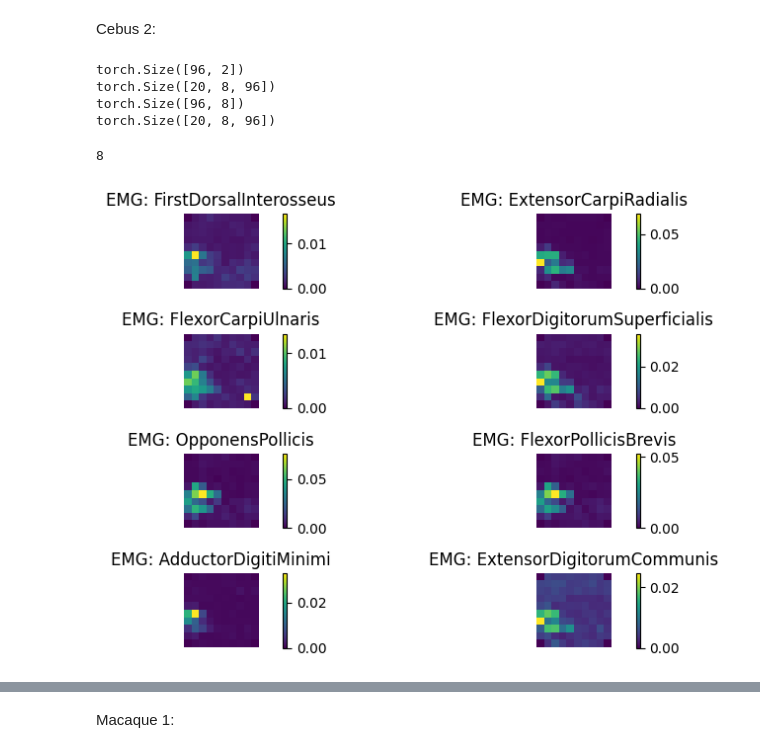
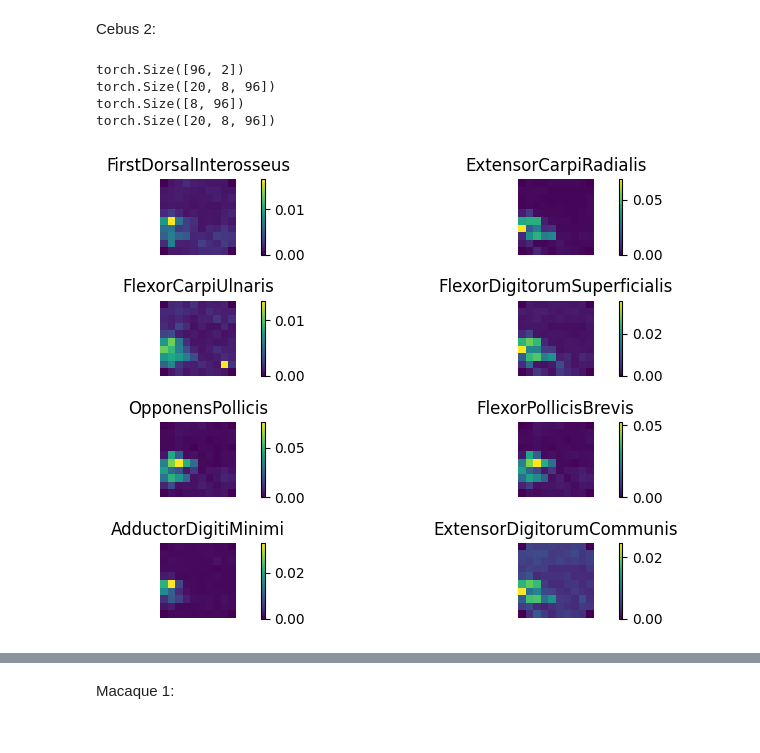
Before and after one commit to MoutetMaxime/mpbo, a Jupyter notebook: Experiment_neurostimulation.ipynb, the cells around one changed output, grey strips where cells are left out. Drawn from its saved outputs; the diff is of its cells as text; code cells hidden in the pictures.

```diff
--- a/Experiment_neurostimulation.ipynb
+++ b/Experiment_neurostimulation.ipynb
@@ -84,22 +85,32 @@ Display Ground Truth:
 # %%
 im = np.zeros((10, 10))
 
-n_cols, n_rows = 3, 2
+n_cols, n_rows = 2, 3
 
+import matplotlib
+
+font = {"weight": "normal", "size": 12}
+matplotlib.rc("font", **{"family": "serif", "serif": ["Times New Roman"]})
+matplotlib.rc("text", usetex=True)
 fig, axs = plt.subplots(n_cols, n_rows, figsize=(9, 5))
 # Remplissage de chaque carte avec les valeurs de response correspondantes
 for i, ax in enumerate(axs.flat):
     im.fill(0)  # Remise à zéro de la carte pour chaque sous-plot
+    valid_respMean[i] = (valid_respMean[i] - valid_respMean[i].min()) / (
+        valid_respMean[i].max() - valid_respMean[i].min()
+    )
     for j in range(len(ch2xy)):
         x, y = ch2xy[j]
         im[int(x), int(y)] = valid_respMean[i, j]
 
     image = ax.imshow(im, cmap="viridis", interpolation="nearest")
-    ax.set_title("EMG: {}".format(emgs[i]))
+    ax.set_title("{}".format(emgs[i][0]))
     cbar = fig.colorbar(image, ax=ax)
     ax.axis("off")
 
 
 plt.tight_layout()
-plt.show()
+# plt.show()
+
+plt.savefig("cebus1.pdf", bbox_inches="tight")
 # %% [output]
@@ -223,9 +226,10 @@ for chan in range(response.shape[2]):
         all_valid_idx = valid_idx + non_valid_non_detectable_idx
         valid_respMean[chan, emg] = np.mean(response[all_valid_idx, emg, chan])
 
+
 ch2xy = torch.from_numpy(ch2xy).float()
 response = torch.from_numpy(response).float()
-valid_respMean = torch.from_numpy(valid_respMean).float()
+valid_respMean = torch.from_numpy(valid_respMean).float().permute(1, 0)
 valid = torch.from_numpy(valid).float()
 
 print(ch2xy.shape)
@@ -235,33 +239,31 @@ print(valid.shape)
 # %% [output]
 torch.Size([96, 2])
 torch.Size([20, 8, 96])
-torch.Size([96, 8])
+torch.Size([8, 96])
 torch.Size([20, 8, 96])
 # %%
-map = np.zeros((10, 10))
+im = np.zeros((10, 10))
 
-print(len(emgs))
 n_cols, n_rows = 4, 2
 
 fig, axs = plt.subplots(n_cols, n_rows, figsize=(9, 5))
 # Remplissage de chaque carte avec les valeurs de response correspondantes
 for i, ax in enumerate(axs.flat):
-    map.fill(0)  # Remise à zéro de la carte pour chaque sous-plot
+    im.fill(0)  # Remise à zéro de la carte pour chaque sous-plot
     for j in range(len(ch2xy)):
         x, y = ch2xy[j]
-        map[int(x), int(y)] = valid_respMean[j, i]
+        im[int(x), int(y)] = valid_respMean[i, j]
 
-    im = ax.imshow(map, cmap="viridis", interpolation="nearest")
-    ax.set_title("EMG: {}".format(emgs[i][0]))
-    cbar = fig.colorbar(im, ax=ax)
+    image = ax.imshow(im, cmap="viridis", interpolation="nearest")
+    ax.set_title("{}".format(emgs[i][0]))
+    cbar = fig.colorbar(image, ax=ax)
     ax.axis("off")
 
 
 plt.tight_layout()
 plt.show()
 # %% [output]
-8
-[figure, old version]
+[figure, new version]
 # %%
 mean_regret_cebus2 = np.zeros((response.shape[1], 150, 3))
 q_star = 35
```
Also changed, not shown: parts of 8 cells of this notebook, 12 other files.
